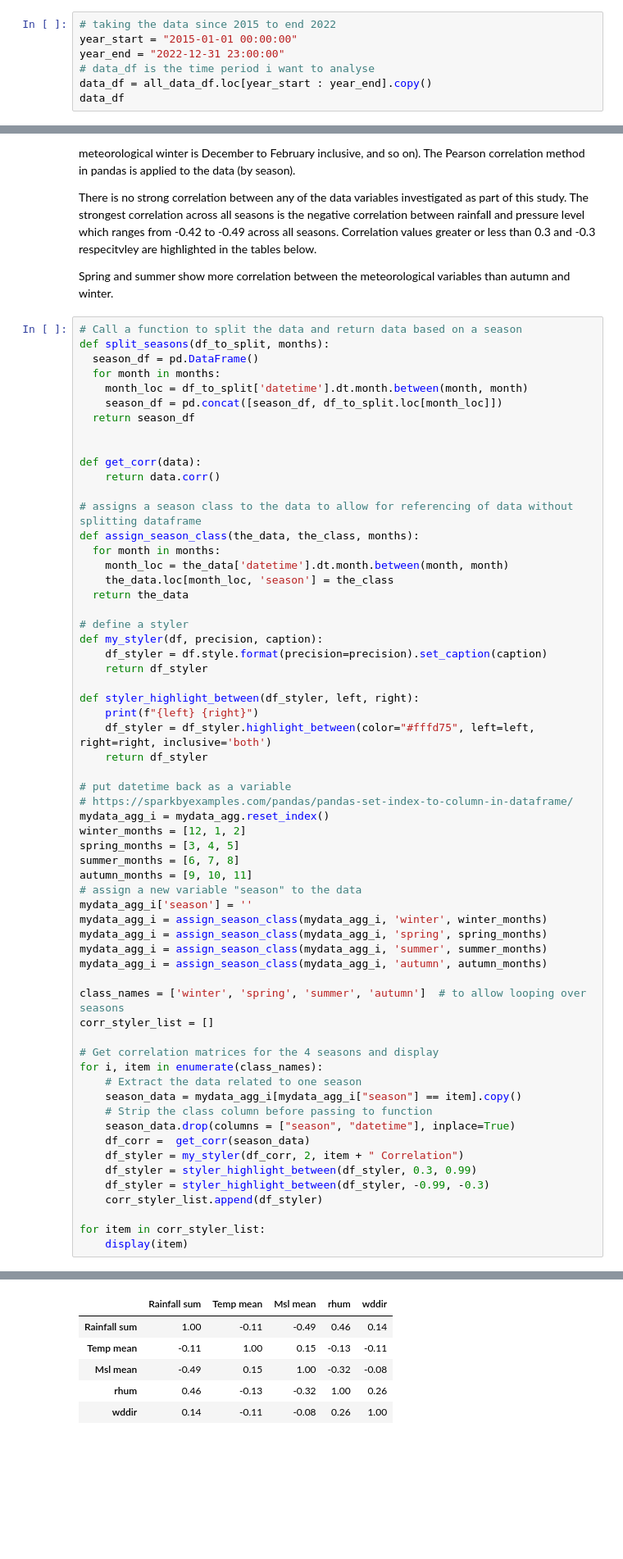
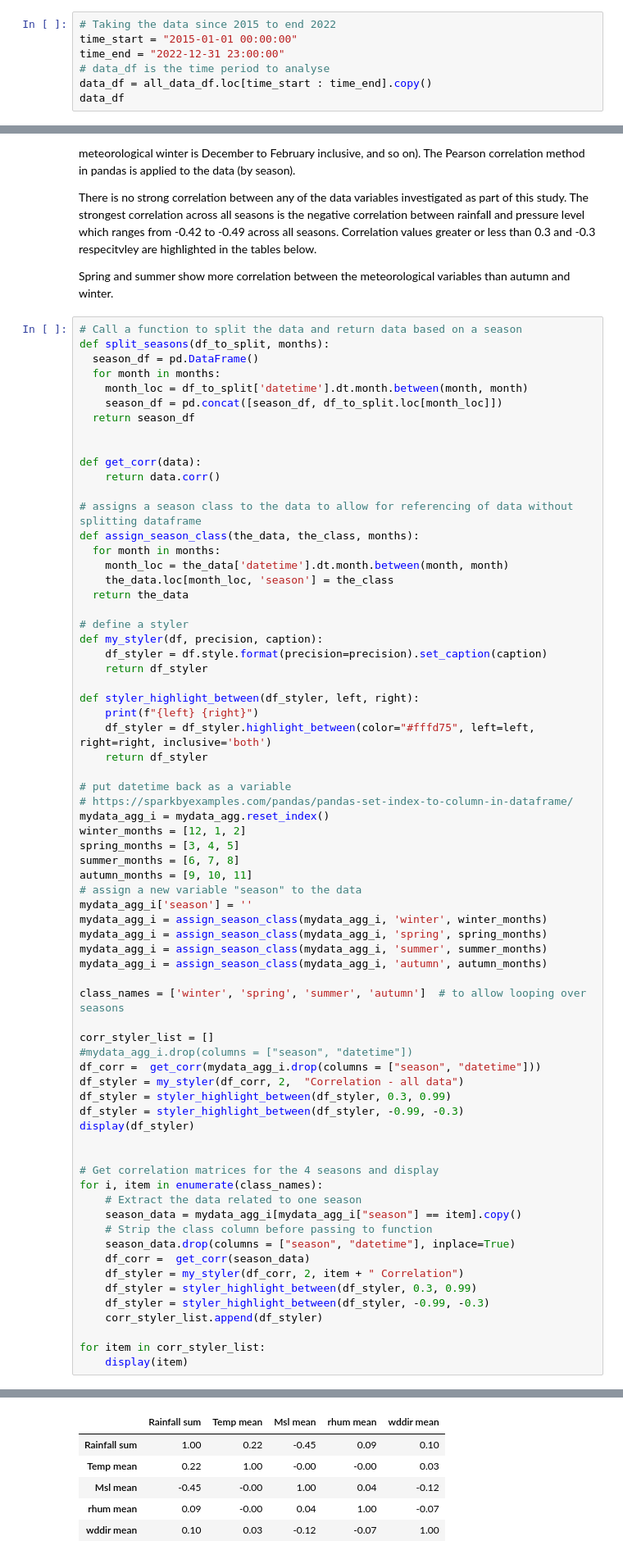
Before and after one commit to Eilis9/PfDA_Project1, a Jupyter notebook: met_athenry.ipynb, the cells around one changed output, grey strips where cells are left out. Shown at 82% size. Drawn from its saved outputs; the diff is of its cells as text; blank space fills up the shorter version.

```diff
--- a/met_athenry.ipynb
+++ b/met_athenry.ipynb
@@ -27,11 +25,11 @@ all_data_df['datetime'] = pd.to_datetime(all_data_df['date'])
 all_data_df = all_data_df.set_index(all_data_df['datetime'])
 all_data_df.drop(columns=['date'], inplace=True)
 # %%
-# taking the data since 2015 to end 2022
-year_start = "2015-01-01 00:00:00"
-year_end = "2022-12-31 23:00:00"
-# data_df is the time period i want to analyse
-data_df = all_data_df.loc[year_start : year_end].copy()
+# Taking the data since 2015 to end 2022
+time_start = "2015-01-01 00:00:00"
+time_end = "2022-12-31 23:00:00"
+# data_df is the time period to analyse
+data_df = all_data_df.loc[time_start : time_end].copy()
 data_df
 # %% [output]
 |  | ind | rain | ind.1 | temp | ind.2 | wetb | dewpt | vappr | rhum | msl | ind.3 | ... |
@@ -162,7 +161,15 @@ mydata_agg_i = assign_season_class(mydata_agg_i, 'summer', summer_months)
 mydata_agg_i = assign_season_class(mydata_agg_i, 'autumn', autumn_months)
 
 class_names = ['winter', 'spring', 'summer', 'autumn']  # to allow looping over seasons
+
 corr_styler_list = []
+#mydata_agg_i.drop(columns = ["season", "datetime"])
+df_corr =  get_corr(mydata_agg_i.drop(columns = ["season", "datetime"]))
+df_styler = my_styler(df_corr, 2,  "Correlation - all data")
+df_styler = styler_highlight_between(df_styler, 0.3, 0.99)
+df_styler = styler_highlight_between(df_styler, -0.99, -0.3)
+display(df_styler)
+
 
 # Get correlation matrices for the 4 seasons and display
 for i, item in enumerate(class_names):
@@ -198,6 +207,6 @@ spring Correlation
-|  | Rainfall sum | Temp mean | Msl mean | rhum | wddir |
-| Rainfall sum | 1.00 | -0.11 | -0.49 | 0.46 | 0.14 |
-| Temp mean | -0.11 | 1.00 | 0.15 | -0.13 | -0.11 |
-| Msl mean | -0.49 | 0.15 | 1.00 | -0.32 | -0.08 |
-| rhum | 0.46 | -0.13 | -0.32 | 1.00 | 0.26 |
-| wddir | 0.14 | -0.11 | -0.08 | 0.26 | 1.00 |
+|  | Rainfall sum | Temp mean | Msl mean | rhum mean | wddir mean |
+| Rainfall sum | 1.00 | 0.22 | -0.45 | 0.09 | 0.10 |
+| Temp mean | 0.22 | 1.00 | -0.00 | -0.00 | 0.03 |
+| Msl mean | -0.45 | -0.00 | 1.00 | 0.04 | -0.12 |
+| rhum mean | 0.09 | -0.00 | 0.04 | 1.00 | -0.07 |
+| wddir mean | 0.10 | 0.03 | -0.12 | -0.07 | 1.00 |
```
Also changed, not shown: parts of 14 cells of this notebook.
